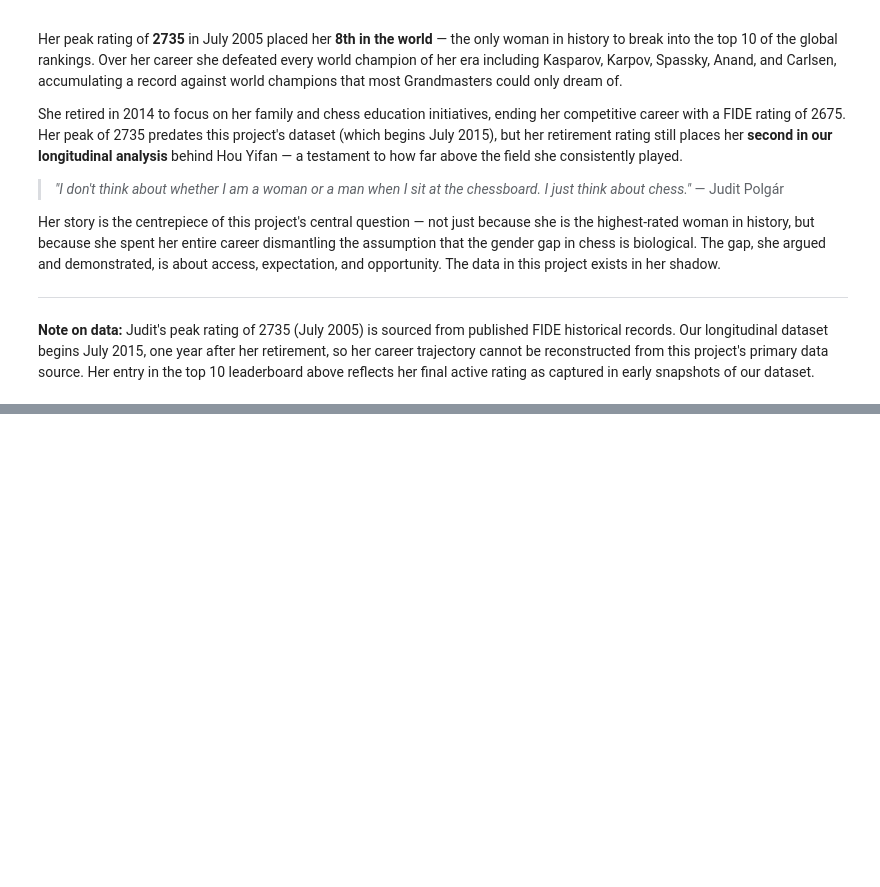
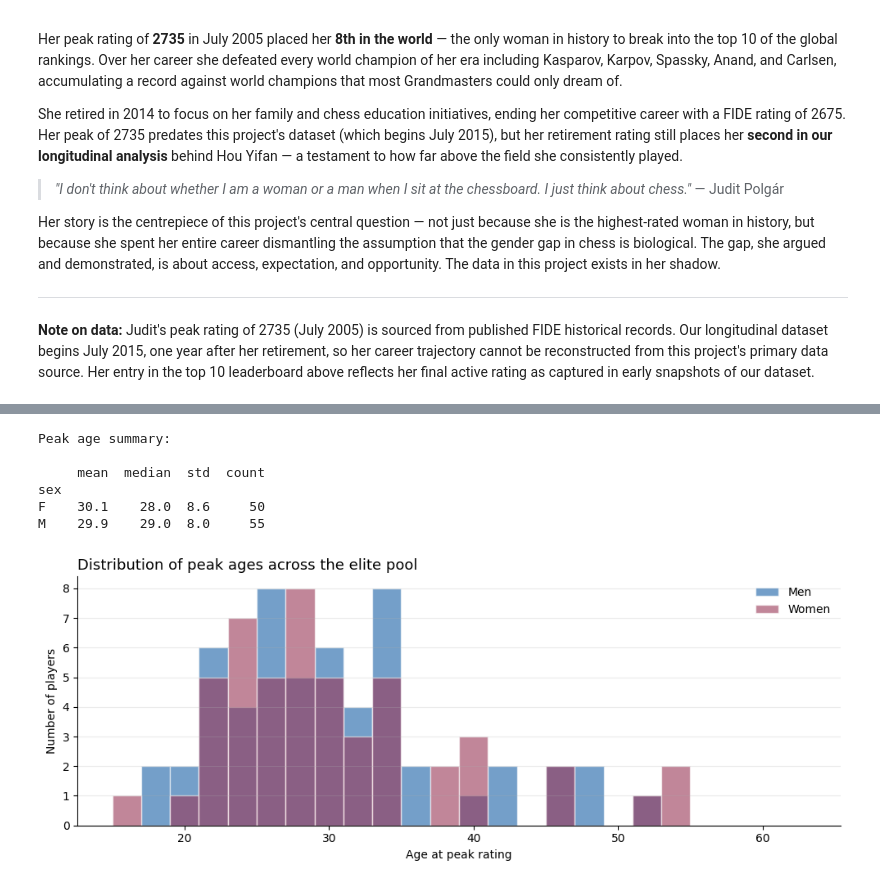
Before and after one commit to anp-exe/women-in-chess-analysis, a Jupyter notebook: fide.ipynb, the cells around one changed output, grey strips where cells are left out. Saved outputs shown, nothing was run; the diff lists cells and outputs as text; code cells hidden in the pictures; blank space fills up the shorter version.

Commit message:
Q4 - Counterfactual

```diff
--- a/fide.ipynb
+++ b/fide.ipynb
@@ -498,0 +582,31 @@ Her story is the centrepiece of this project's central question — not just bec
+# %%
+peak_ages = (
+    trajectories.loc[trajectories.groupby("fideid")["rating"].idxmax()]
+    [["fideid", "name", "sex", "age", "rating"]]
+    .rename(columns={"age": "peak_age", "rating": "peak_rating"})
+)
+
+summary = peak_ages.groupby("sex")["peak_age"].agg(["mean", "median", "std", "count"]).round(1)
+print("Peak age summary:\n")
+print(summary)
+
+fig, ax = plt.subplots(figsize=(10, 4))
+for sex, color, label in [("M", "#185FA5", "Men"), ("F", "#993556", "Women")]:
+    data = peak_ages[peak_ages["sex"] == sex]["peak_age"]
+    ax.hist(data, bins=range(15, 65, 2), color=color, alpha=0.6, label=label, edgecolor="white")
+
+ax.set_xlabel("Age at peak rating")
+ax.set_ylabel("Number of players")
+ax.set_title("Distribution of peak ages across the elite pool", loc="left", fontsize=13)
+ax.spines[["top", "right"]].set_visible(False)
+ax.grid(axis="y", alpha=0.25)
+ax.legend(frameon=False)
+plt.tight_layout()
+# %% [output]
+Peak age summary:
+
+     mean  median  std  count
+sex
+F    30.1    28.0  8.6     50
+M    29.9    29.0  8.0     55
+[figure, added]
```
Also changed, not shown: parts of 17 cells of this notebook.
